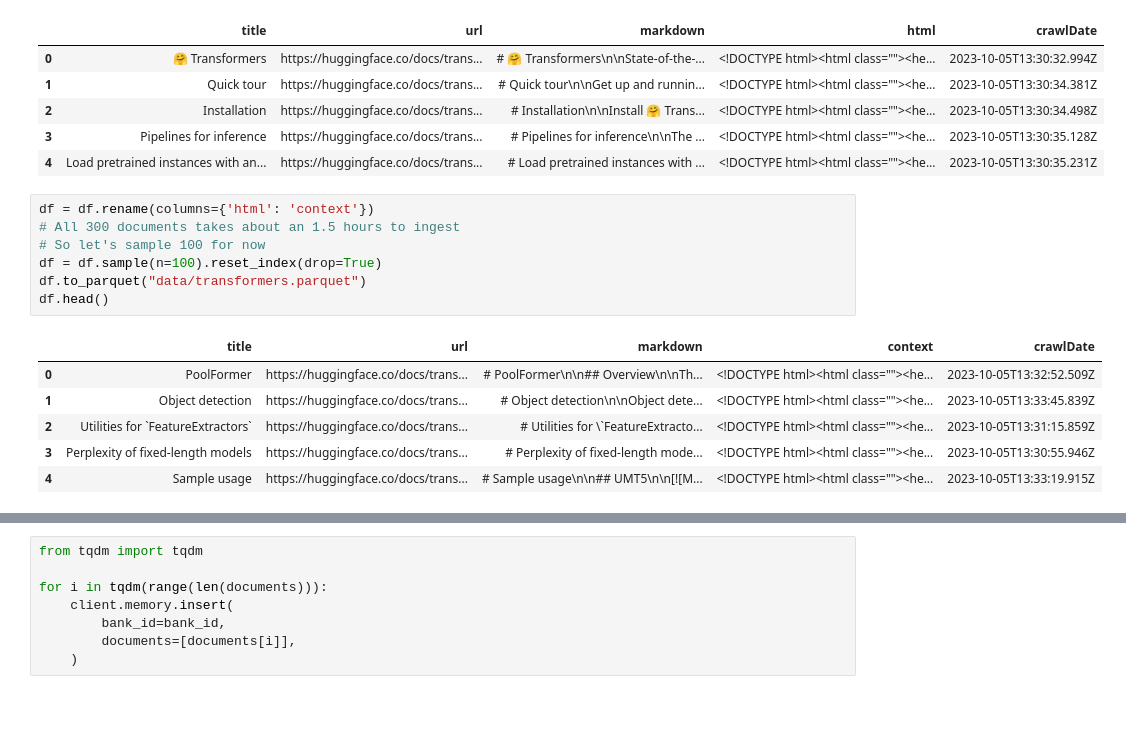
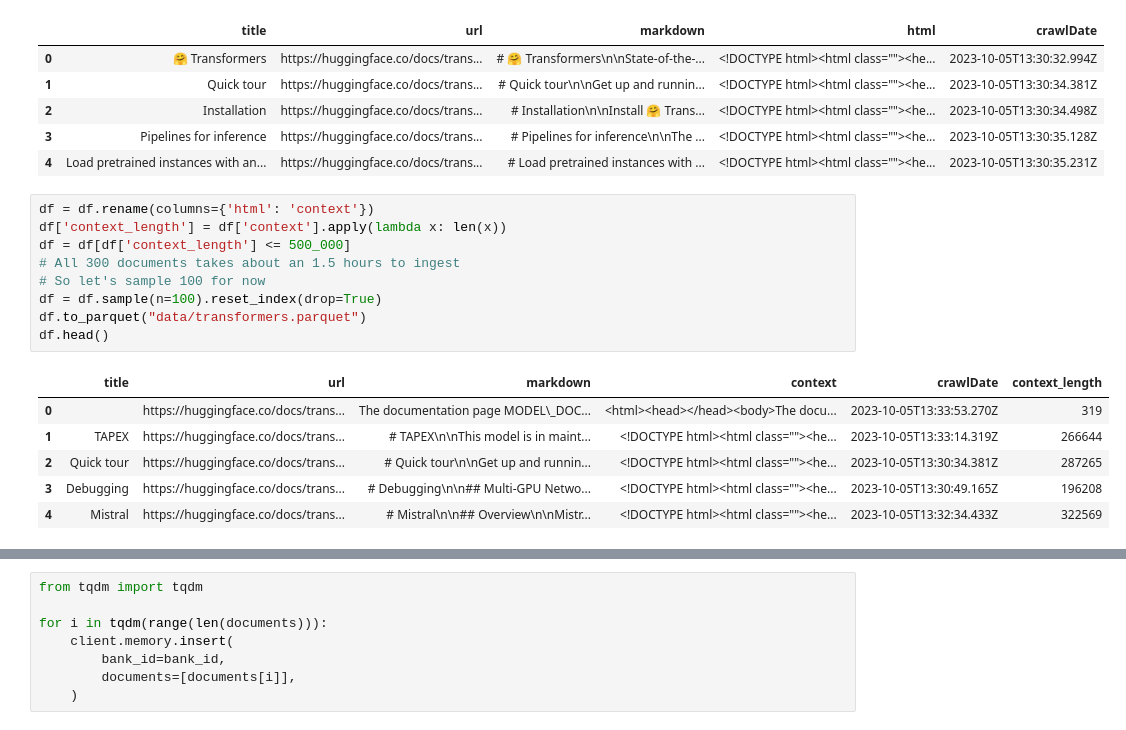
Before and after one commit to pacificcoast1/llama-stack, a Jupyter notebook: init6_html.ipynb, the cells around one changed output, grey strips where cells are left out. Drawn from its saved outputs; the diff is of its cells as text.

```diff
--- a/init6_html.ipynb
+++ b/init6_html.ipynb
@@ -17,15 +17,17 @@ df.head()
 | 4 | Load pretrained instances with an... | https://huggingface.co/docs/trans... | # Load pretrained instances with ... | <!DOCTYPE html><html class=""><he... | 2023-10-05T13:30:35.231Z |
 # %%
 df = df.rename(columns={'html': 'context'})
+df['context_length'] = df['context'].apply(lambda x: len(x))
+df = df[df['context_length'] <= 500_000]
 # All 300 documents takes about an 1.5 hours to ingest
 # So let's sample 100 for now
 df = df.sample(n=100).reset_index(drop=True)
 df.to_parquet("data/transformers.parquet")
 df.head()
 # %% [output]
-|  | title | url | markdown | context | crawlDate |
-| 0 | PoolFormer | https://huggingface.co/docs/trans... | # PoolFormer\n\n## Overview\n\nTh... | <!DOCTYPE html><html class=""><he... | 2023-10-05T13:32:52.509Z |
-| 1 | Object detection | https://huggingface.co/docs/trans... | # Object detection\n\nObject dete... | <!DOCTYPE html><html class=""><he... | 2023-10-05T13:33:45.839Z |
-| 2 | Utilities for `FeatureExtractors` | https://huggingface.co/docs/trans... | # Utilities for \`FeatureExtracto... | <!DOCTYPE html><html class=""><he... | 2023-10-05T13:31:15.859Z |
-| 3 | Perplexity of fixed-length models | https://huggingface.co/docs/trans... | # Perplexity of fixed-length mode... | <!DOCTYPE html><html class=""><he... | 2023-10-05T13:30:55.946Z |
-| 4 | Sample usage | https://huggingface.co/docs/trans... | # Sample usage\n\n## UMT5\n\n[![M... | <!DOCTYPE html><html class=""><he... | 2023-10-05T13:33:19.915Z |
+|  | title | url | markdown | context | crawlDate | context_length |
+| 0 |  | https://huggingface.co/docs/trans... | The documentation page MODEL\_DOC... | <html><head></head><body>The docu... | 2023-10-05T13:33:53.270Z | 319 |
+| 1 | TAPEX | https://huggingface.co/docs/trans... | # TAPEX\n\nThis model is in maint... | <!DOCTYPE html><html class=""><he... | 2023-10-05T13:33:14.319Z | 266644 |
+| 2 | Quick tour | https://huggingface.co/docs/trans... | # Quick tour\n\nGet up and runnin... | <!DOCTYPE html><html class=""><he... | 2023-10-05T13:30:34.381Z | 287265 |
+| 3 | Debugging | https://huggingface.co/docs/trans... | # Debugging\n\n## Multi-GPU Netwo... | <!DOCTYPE html><html class=""><he... | 2023-10-05T13:30:49.165Z | 196208 |
+| 4 | Mistral | https://huggingface.co/docs/trans... | # Mistral\n\n## Overview\n\nMistr... | <!DOCTYPE html><html class=""><he... | 2023-10-05T13:32:34.433Z | 322569 |
```
Also changed, not shown: parts of 3 cells of this notebook, 2 other files.
